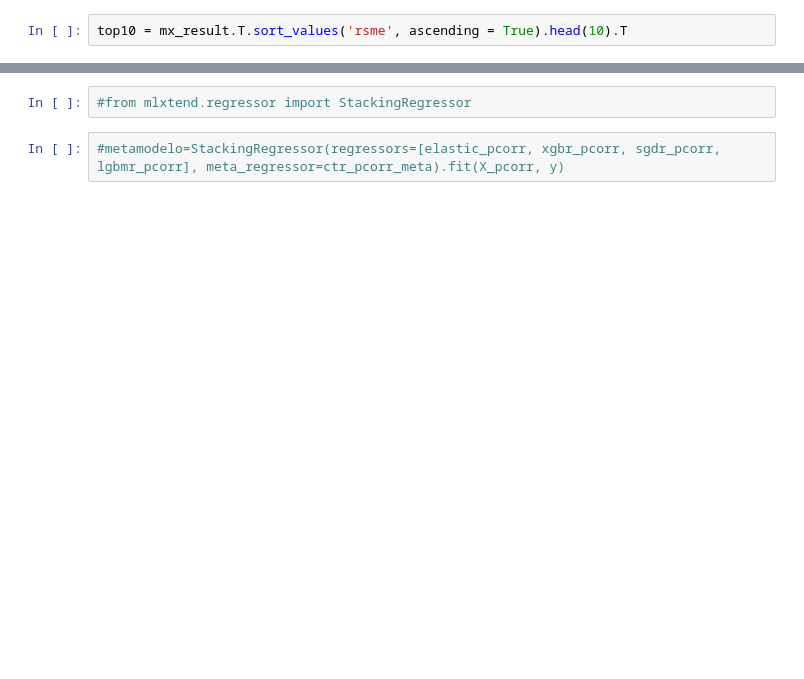
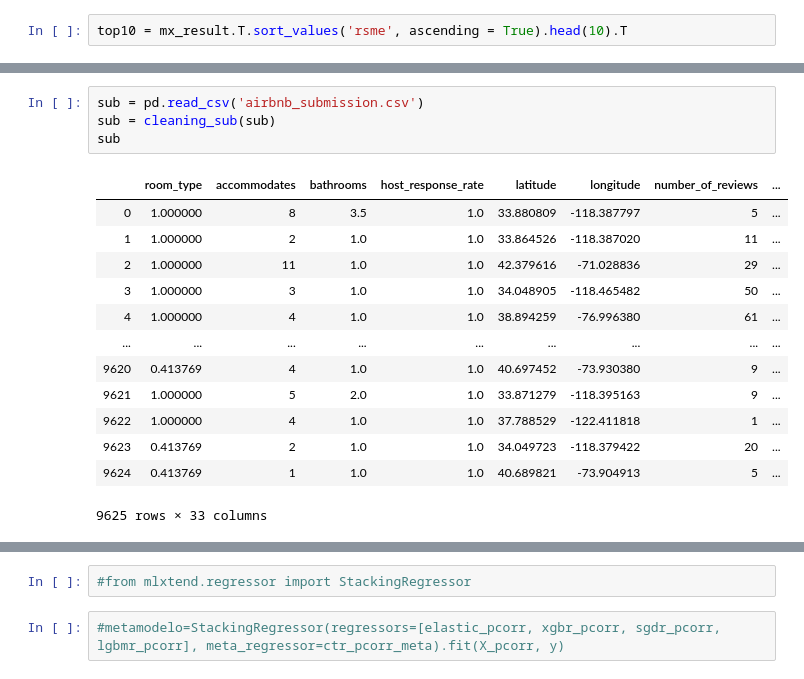
Before and after one commit to ErnestoGHM/datamex1019, a Jupyter notebook: module-3/kaggle/Modelos.ipynb, the cells around one changed output, grey strips where cells are left out. Saved outputs shown, nothing was run; the diff lists cells and outputs as text; blank space fills up the shorter version.

```diff
--- a/module-3/kaggle/Modelos.ipynb
+++ b/module-3/kaggle/Modelos.ipynb
@@ -550,0 +1854,18 @@ top10.to_excel('corrida11feat.xlsx', index=False)
+# %%
+sub = pd.read_csv('airbnb_submission.csv')
+sub = cleaning_sub(sub)
+sub
+# %% [output]
+|  | room_type | accommodates | bathrooms | host_response_rate | latitude | longitude | number_of_reviews | ... |
+| 0 | 1.000000 | 8 | 3.5 | 1.0 | 33.880809 | -118.387797 | 5 | ... |
+| 1 | 1.000000 | 2 | 1.0 | 1.0 | 33.864526 | -118.387020 | 11 | ... |
+| 2 | 1.000000 | 11 | 1.0 | 1.0 | 42.379616 | -71.028836 | 29 | ... |
+| 3 | 1.000000 | 3 | 1.0 | 1.0 | 34.048905 | -118.465482 | 50 | ... |
+| 4 | 1.000000 | 4 | 1.0 | 1.0 | 38.894259 | -76.996380 | 61 | ... |
+| ... | ... | ... | ... | ... | ... | ... | ... | ... |
+| 9620 | 0.413769 | 4 | 1.0 | 1.0 | 40.697452 | -73.930380 | 9 | ... |
+| 9621 | 1.000000 | 5 | 2.0 | 1.0 | 33.871279 | -118.395163 | 9 | ... |
+| 9622 | 1.000000 | 4 | 1.0 | 1.0 | 37.788529 | -122.411818 | 1 | ... |
+| 9623 | 0.413769 | 2 | 1.0 | 1.0 | 34.049723 | -118.379422 | 20 | ... |
+| 9624 | 0.413769 | 1 | 1.0 | 1.0 | 40.689821 | -73.904913 | 5 | ... |
+9625 rows × 33 columns
```
Also changed, not shown: parts of 197 cells of this notebook, 30 other files.
